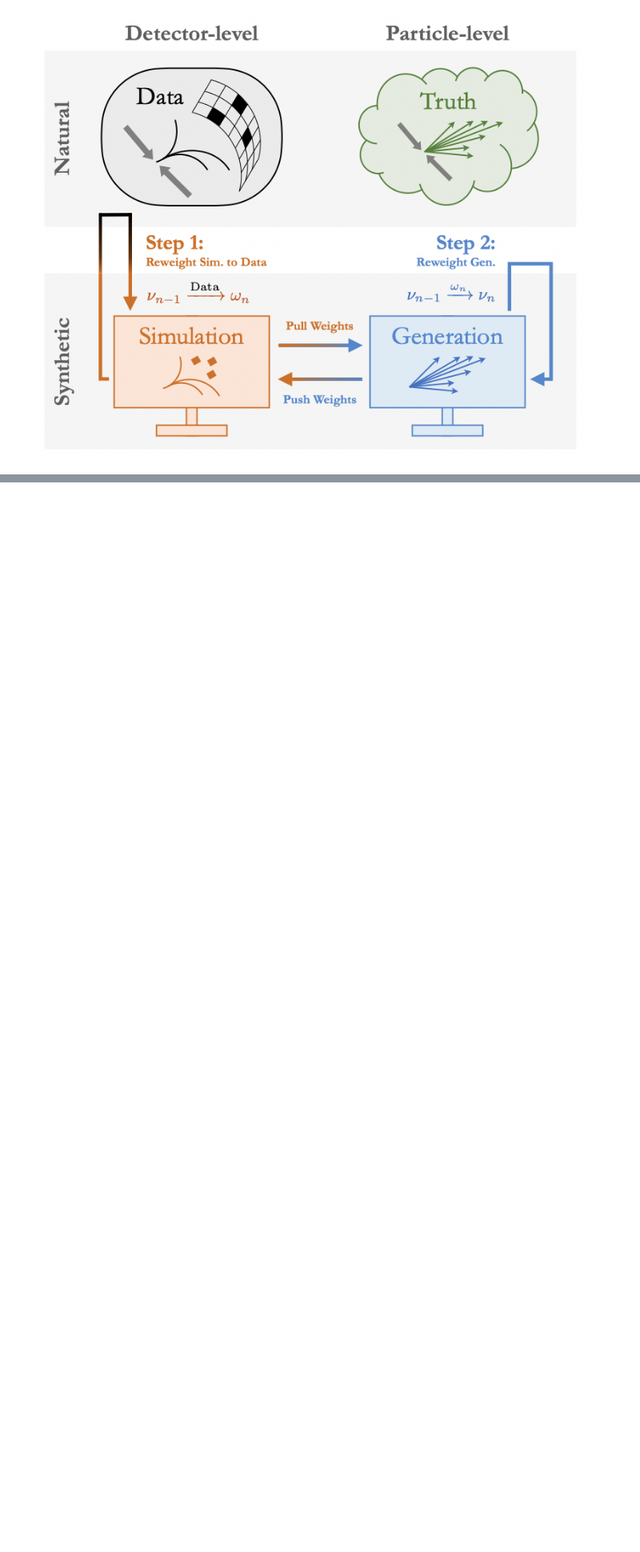
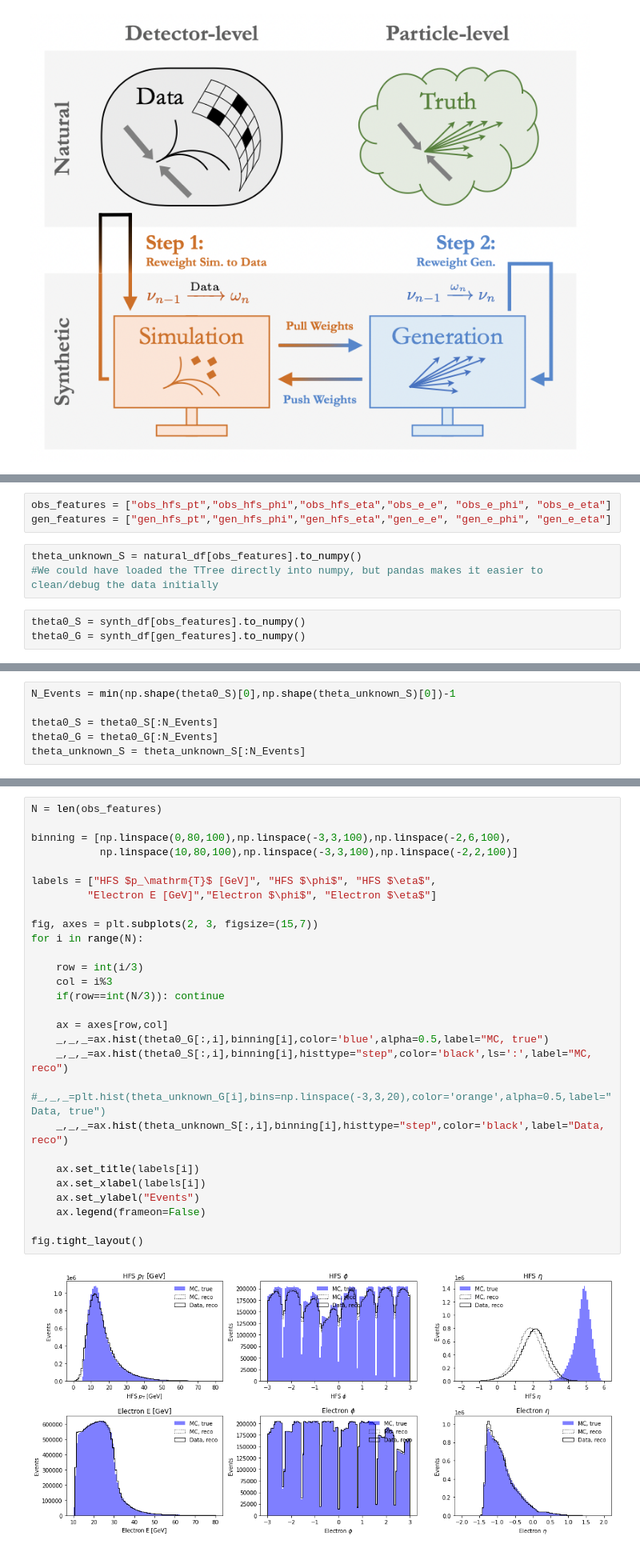
Before and after one commit to ftoralesacosta/AI4EIC_Omnifold, a Jupyter notebook: DIS_Omnifold.ipynb, the cells around one changed output, grey strips where cells are left out. Shown: that part at 80% size. Cells and saved outputs as stored; diff of their text form; blank space fills up the shorter version.

Commit message:
proper plots. concat error remains

```diff
--- a/DIS_Omnifold.ipynb
+++ b/DIS_Omnifold.ipynb
@@ -40,0 +73,9 @@ synth_arrays = tree.arrays()
+# %%
+obs_features = ["obs_hfs_pt","obs_hfs_phi","obs_hfs_eta","obs_e_e", "obs_e_phi", "obs_e_eta"]
+gen_features = ["gen_hfs_pt","gen_hfs_phi","gen_hfs_eta","gen_e_e", "gen_e_phi", "gen_e_eta"]
+# %%
+theta_unknown_S = natural_df[obs_features].to_numpy()
+#We could have loaded the TTree directly into numpy, but pandas makes it easier to clean/debug the data initially
+# %%
+theta0_S = synth_df[obs_features].to_numpy()
+theta0_G = synth_df[gen_features].to_numpy()
@@ -40,0 +84,6 @@ synth_arrays = tree.arrays()
+# %%
+N_Events = min(np.shape(theta0_S)[0],np.shape(theta_unknown_S)[0])-1
+
+theta0_S = theta0_S[:N_Events]
+theta0_G = theta0_G[:N_Events]
+theta_unknown_S = theta_unknown_S[:N_Events]
@@ -40,0 +101,30 @@ synth_arrays = tree.arrays()
+# %%
+N = len(obs_features)
+
+binning = [np.linspace(0,80,100),np.linspace(-3,3,100),np.linspace(-2,6,100),
+           np.linspace(10,80,100),np.linspace(-3,3,100),np.linspace(-2,2,100)]
+
+labels = ["HFS $p_\mathrm{T}$ [GeV]", "HFS $\phi$", "HFS $\eta$",
+         "Electron E [GeV]","Electron $\phi$", "Electron $\eta$"]
+
+fig, axes = plt.subplots(2, 3, figsize=(15,7))
+for i in range(N):
+
+    row = int(i/3)
+    col = i%3
+    if(row==int(N/3)): continue
+
+    ax = axes[row,col]
+    _,_,_=ax.hist(theta0_G[:,i],binning[i],color='blue',alpha=0.5,label="MC, true")
+    _,_,_=ax.hist(theta0_S[:,i],binning[i],histtype="step",color='black',ls=':',label="MC, reco")
+    #_,_,_=plt.hist(theta_unknown_G[i],bins=np.linspace(-3,3,20),color='orange',alpha=0.5,label="Data, true")
+    _,_,_=ax.hist(theta_unknown_S[:,i],binning[i],histtype="step",color='black',label="Data, reco")
+
+    ax.set_title(labels[i])
+    ax.set_xlabel(labels[i])
+    ax.set_ylabel("Events")
+    ax.legend(frameon=False)
+
+fig.tight_layout()
+# %% [output]
+[figure, added]
```
Also changed, not shown: parts of 17 cells of this notebook.
